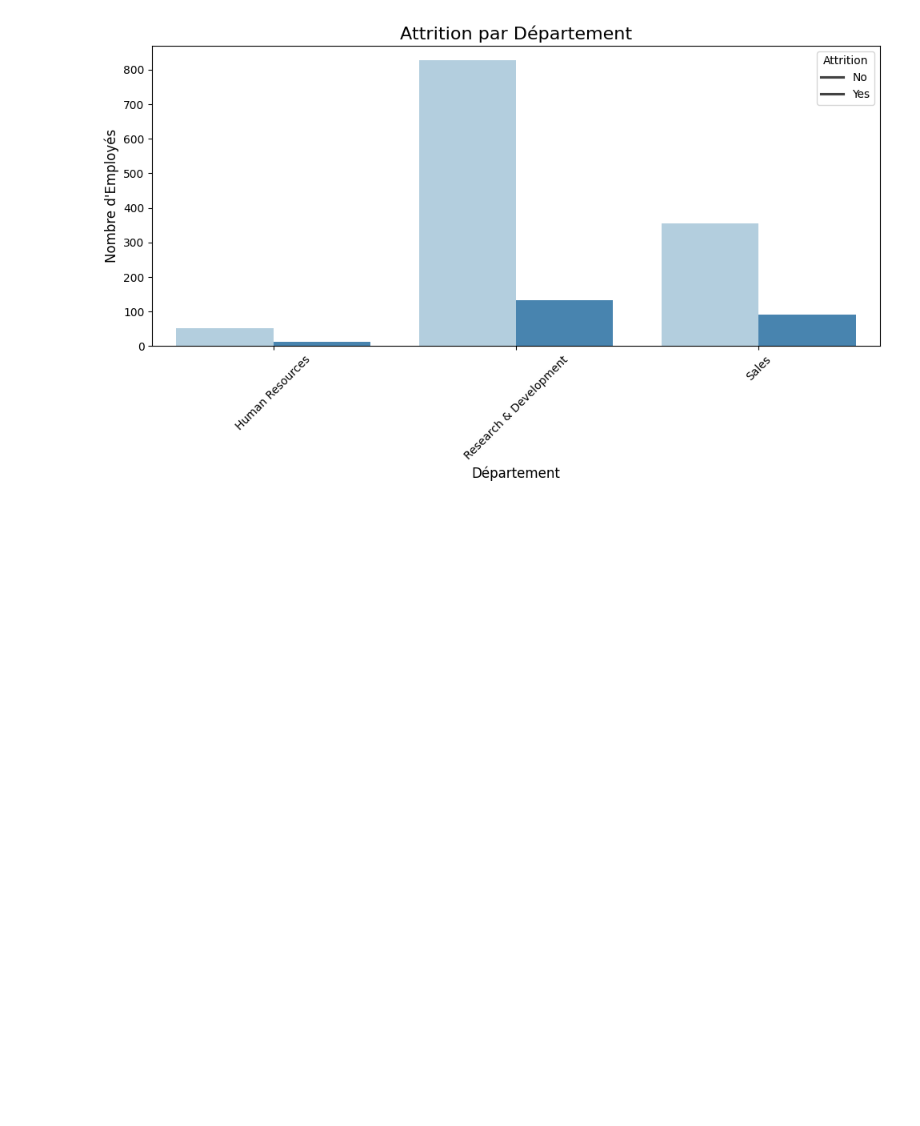
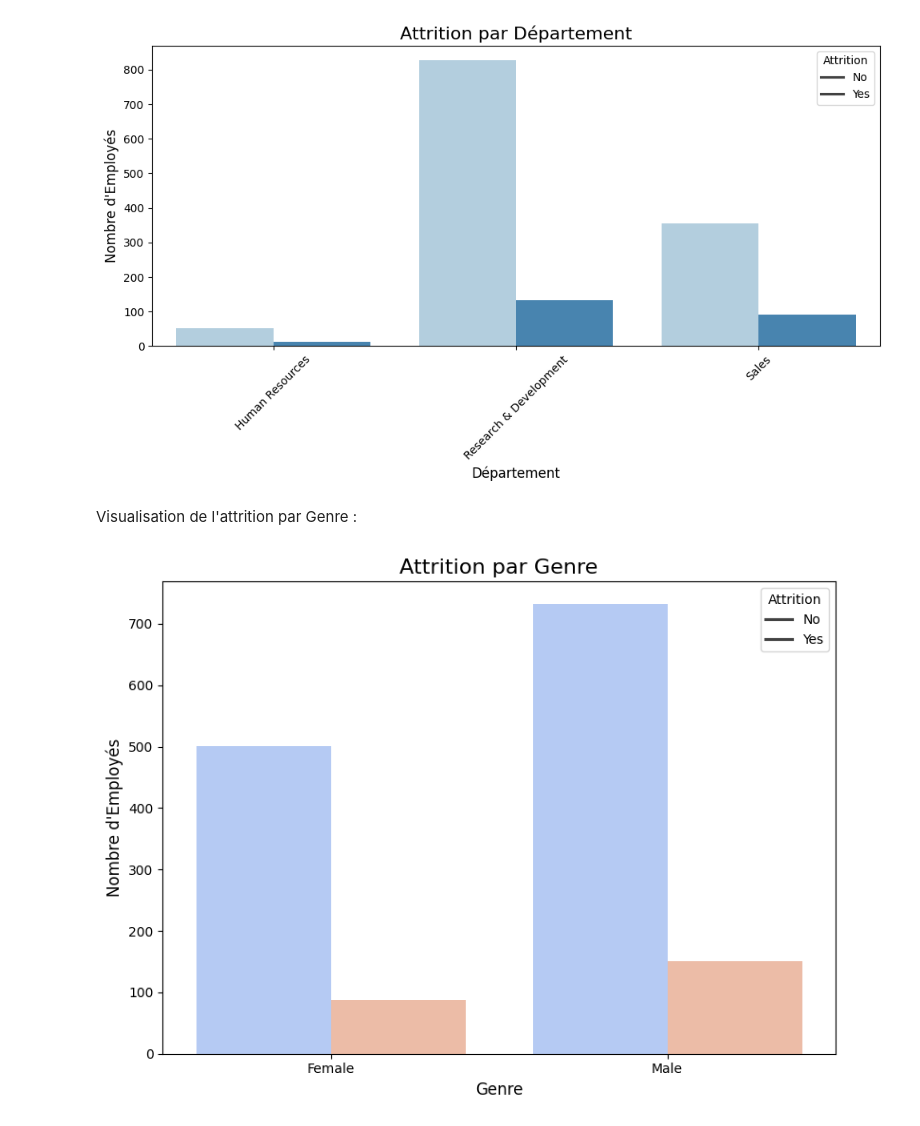
Before and after one commit to hafs96/Prediction_Consommation-de-carburant, a Jupyter notebook: ZIAN_Hafsa_Project2.ipynb, the cells around one changed output. Drawn from its saved outputs; the diff is of its cells as text; code cells hidden in the pictures; blank space fills up the shorter version.

```diff
--- a/ZIAN_Hafsa_Project2.ipynb
+++ b/ZIAN_Hafsa_Project2.ipynb
@@ -222,3 +200,28 @@ plt.tight_layout()
 plt.show()
 # %% [output]
 [figure]
+# %% [markdown]
+Visualisation de l'attrition par Genre :
+# %%
+import pandas as pd
+import seaborn as sns
+import matplotlib.pyplot as plt
+
+df = pd.read_csv('donnees_projet2.csv')
+
+df['Attrition'] = df['Attrition'].map({'No': 0, 'Yes': 1})
+
+attrition_by_gender = df.groupby(['Gender', 'Attrition']).size().reset_index(name='Count')
+
+plt.figure(figsize=(8, 6))
+sns.barplot(data=attrition_by_gender, x='Gender', y='Count', hue='Attrition', palette="coolwarm")
+
+plt.title("Attrition par Genre", fontsize=16)
+plt.xlabel("Genre", fontsize=12)
+plt.ylabel("Nombre d'Employés", fontsize=12)
+plt.legend(title='Attrition', labels=['No', 'Yes'])
+
+plt.tight_layout()
+plt.show()
+# %% [output]
+[figure, added]
```
Also changed, not shown: parts of 30 cells of this notebook.
